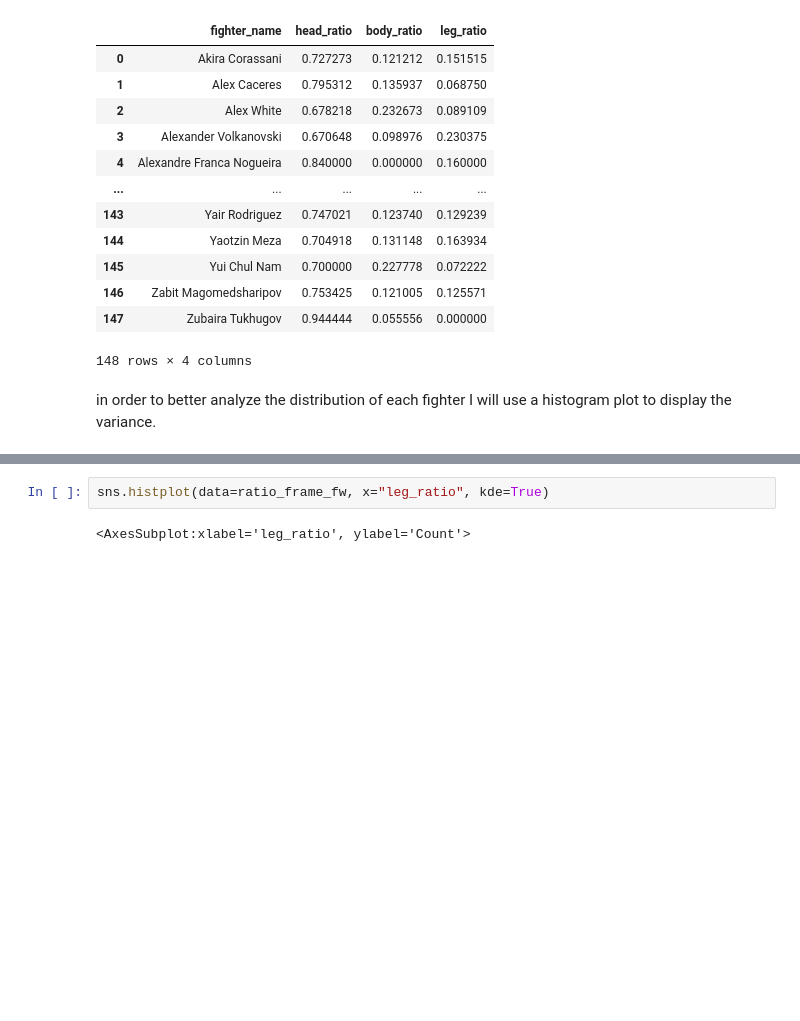
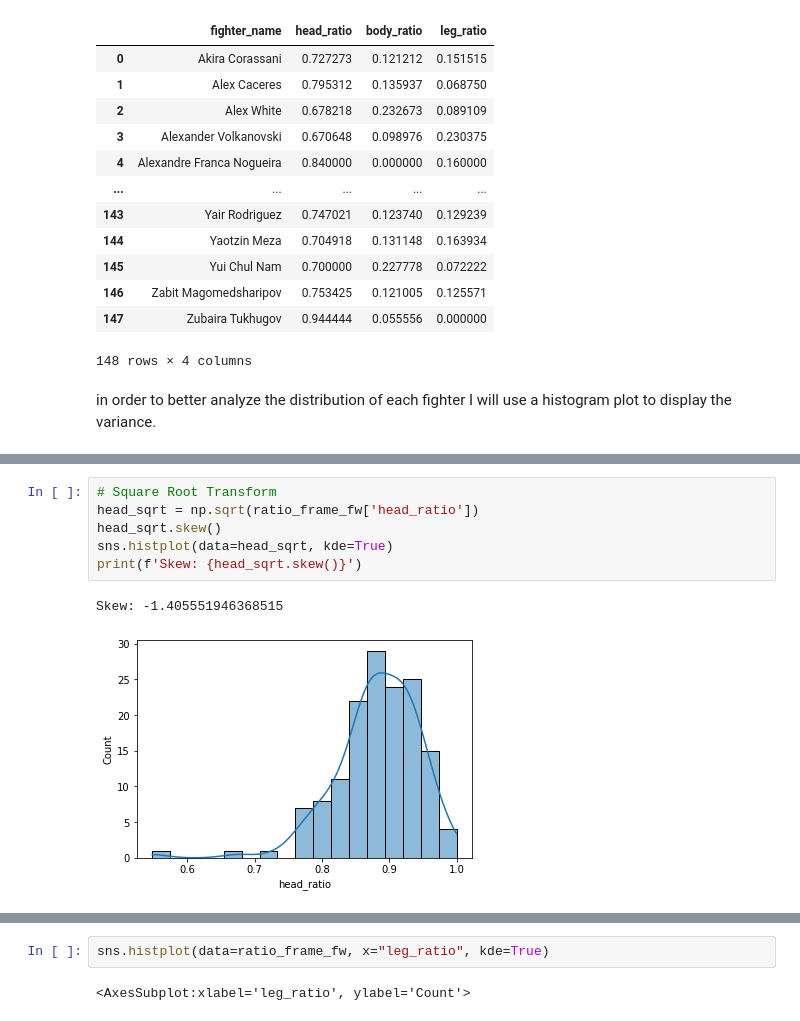
Before and after one commit to anthony-aleman/Featherweight, a Jupyter notebook: FW_EDA.ipynb, the cells around one changed output, grey strips where cells are left out. Cells and saved outputs as stored; diff of their text form; blank space fills up the shorter version.

```diff
--- a/FW_EDA.ipynb
+++ b/FW_EDA.ipynb
@@ -153,0 +200,9 @@ ratio_frame_fw.loc[ratio_frame_fw.head_ratio < 0.5]
+# %%
+# Square Root Transform
+head_sqrt = np.sqrt(ratio_frame_fw['head_ratio'])
+head_sqrt.skew()
+sns.histplot(data=head_sqrt, kde=True)
+print(f'Skew: {head_sqrt.skew()}')
+# %% [output]
+Skew: -1.405551946368515
+[figure, added]
```
Also changed, not shown: parts of 21 cells of this notebook.
